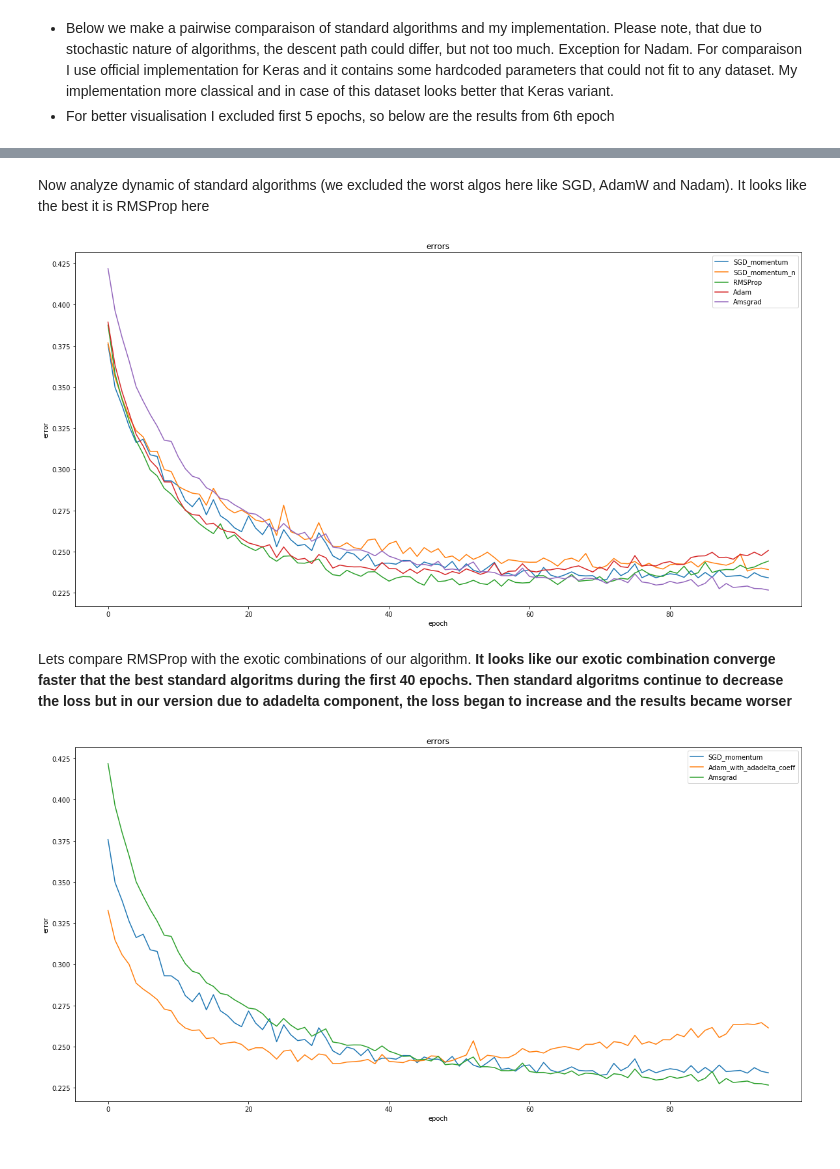
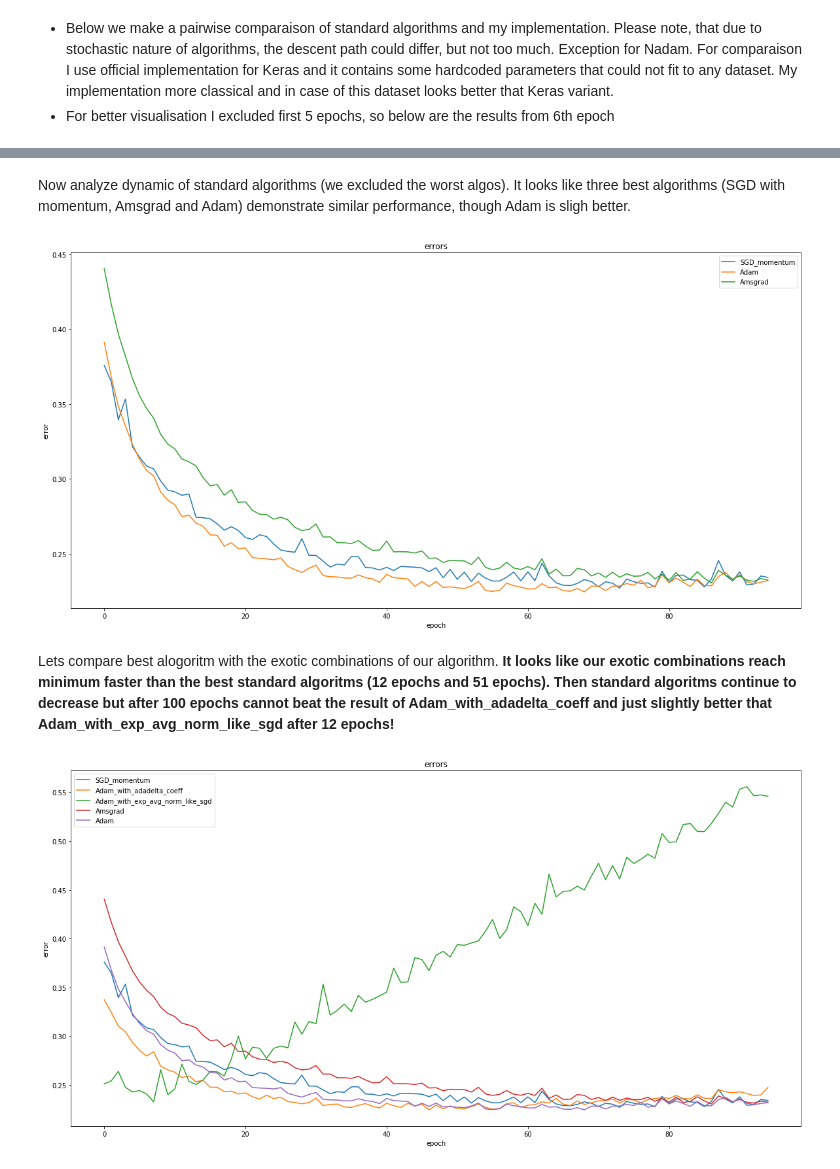
Before and after one commit to kvr777/uoptim, a Jupyter notebook: testing/experiments.ipynb, the cells around one changed output, grey strips where cells are left out. Drawn from its saved outputs; the diff is of its cells as text; code cells hidden in the pictures.

```diff
--- a/testing/experiments.ipynb
+++ b/testing/experiments.ipynb
@@ -158,44 +161,38 @@ models = {
           'UOSGD': Net(True, False, 'UOptimizer', lr=1e-3).to(device),
 
           'SGD_momentum':Net(True, False, 'SGD', momentum=0.9, lr=1e-3).to(device),
-          'UOSGD_momentum':Net(True, False, 'UOptimizer', use_exp_avg_norm = True, beta1_dump=0, lr=1e-3).to(device),
+          'UOSGD_momentum':Net(True, False, 'UOptimizer', optimizer = 'SGDM', beta1_dump=0, lr=1e-3).to(device),
 
           'SGD_momentum_n':Net(True, False, 'SGD', momentum=0.9, nesterov=True,  lr=1e-3).to(device),
-          'UOSGD_momentum_n':Net(True, False, 'UOptimizer', use_exp_avg_norm = True, beta1_dump=0,
-                                 exp_avg_norm_type='nesterov', lr=1e-3).to(device),
+          'UOSGD_momentum_n':Net(True, False, 'UOptimizer',  optimizer='SGDNM', beta1_dump=0, lr=1e-3).to(device),
 
           # testing RMSProp
           'RMSProp': Net(True, False, 'RMSProp', lr=1e-4).to(device),
-          'UORMSProp': Net(True, False, 'UOptimizer', use_exp_avg_sq_norm = True,  lr=1e-4).to(device),
+          'UORMSProp': Net(True, False, 'UOptimizer', optimizer='RMSProp',  betas = (0, 0.99), lr=1e-4).to(device),
 
           # testing Adadelta
           'Adadelta':Net(True, False, 'Adadelta', lr=1).to(device),
-          'UOAdadelta':Net(True, False, 'UOptimizer', use_exp_avg_sq_norm = True, use_adadelta_lr=True, lr=1).to(device),
+          'UOAdadelta':Net(True, False, 'UOptimizer', optimizer='Adadelta', lr=1, betas = (0, 0.9), eps=1e-6).to(device),
 
           # testing adam-like algoritms.
           'Adam': Net(True, False, 'Adam', lr=1e-4).to(device),
-          'UOAdam': Net(True, False, 'UOptimizer', use_exp_avg_norm=True,
-                        use_exp_avg_sq_norm = True, use_bias_correction= True, lr=1e-4).to(device),
+          'UOAdam': Net(True, False, 'UOptimizer', optimizer='Adam', lr=1e-4).to(device),
 
           'Amsgrad':Net(True, False, 'Adam', lr=1e-4, amsgrad=True).to(device),
-          'UOAmsgrad':Net(True, False, 'UOptimizer', use_exp_avg_norm=True, use_exp_avg_sq_norm = True,
-                            use_bias_correction=True, exp_avg_sq_norm_type='max_past_sq', lr=1e-4).to(device),
+          'UOAmsgrad':Net(True, False, 'UOptimizer', optimizer='Amsgrad', lr=1e-4).to(device),
 
           # AdamW is not included in Pytorch, so I used fastai implementation from here:
           # https://github.com/anandsaha/fastai.part1.v2/commit/159e1712e60f299e11c42caab35c726f367bcd61
           'AdamW':Net(True, False, 'AdamW', lr=1e-4, weight_decay=0.00025).to(device),
-          'UOAdamW':Net(True, False, 'UOptimizer', use_exp_avg_norm=True, use_exp_avg_sq_norm = True,
-                        use_bias_correction= True, decouple_wd=True, lr=1e-4, weight_decay=0.00025).to(device),
+          'UOAdamW':Net(True, False, 'UOptimizer', optimizer='AdamW', lr=1e-4, weight_decay=0.00025).to(device),
 
           # Please note that pytorch Nadam is the official Nadam implementation for Keras translated to PyTorch
           # I use the classical Nadam formulas, so the results could be differ
           'Nadam':Net(True, False, 'Nadam', lr=1e-4).to(device),
-          'UONadam':Net(True, False, 'UOptimizer', use_exp_avg_norm=True, use_exp_avg_sq_norm = True,
-                            use_bias_correction= True,exp_avg_norm_type='nesterov',  lr=1e-4).to(device),
+          'UONadam':Net(True, False, 'UOptimizer', optimizer='Nadam',  lr=1e-4).to(device),
 
           'Adamax':Net(True, False, 'Adamax', lr=1e-4).to(device),
-          'UOAdamax':Net(True, False, 'UOptimizer', use_exp_avg_norm=True, use_exp_avg_sq_norm = True,
-                        use_bias_correction= True, exp_avg_sq_norm_type ='infinite_l', lr=1e-4).to(device),
+          'UOAdamax':Net(True, False, 'UOptimizer', optimizer='Adamax', lr=1e-4).to(device),
 
 
           # create exotic combinations for fun
@@ -334,22 +334,22 @@ plot_graphs(test_log, 'accuracy', fs = (20, 10))
 # %% [markdown]
-Now analyze dynamic of standard algorithms (we excluded the worst algos here like SGD, AdamW and Nadam). It looks like the best it is RMSProp here
+Now analyze dynamic of standard algorithms (we excluded the worst algos). It looks like three best algorithms (SGD with momentum, Amsgrad and Adam) demonstrate similar performance, though Adam is sligh better.
 # %%
 new_test_log = {}
-for i in ['SGD_momentum', 'SGD_momentum_n', 'RMSProp', 'Adam', 'Amsgrad']:
+for i in ['SGD_momentum', 'Adam', 'Amsgrad']:
     for k, v in test_log.items():
         if  k==i:
             new_test_log[k] = v[5:]
 plot_graphs(new_test_log, 'loss', fs = (20, 10))
 # %% [output]
-[figure, old version]
+[figure, new version]
 # %% [markdown]
-Lets compare RMSProp with the exotic combinations of our algorithm. **It looks like our exotic combination converge faster that the best standard algoritms during the first 40 epochs. Then standard algoritms continue to decrease the loss but in our version due to adadelta component, the loss began to increase and the results became worser**
+Lets compare best alogoritm with the exotic combinations of our algorithm. **It looks like our exotic combinations reach minimum faster than the best standard algoritms (12 epochs and 51 epochs). Then standard algoritms continue to decrease but after 100 epochs cannot beat the result of Adam_with_adadelta_coeff and just slightly better that Adam_with_exp_avg_norm_like_sgd after 12 epochs!**
 # %%
 new_test_log = {}
-for i in ['SGD_momentum','Adam_with_adadelta_coeff', 'Amsgrad']:
+for i in ['SGD_momentum','Adam_with_adadelta_coeff', 'Adam_with_exp_avg_norm_like_sgd', 'Amsgrad', 'Adam']:
     for k, v in test_log.items():
         if  k==i:
             new_test_log[k] = v[5:]
 plot_graphs(new_test_log, 'loss', fs = (20, 10))
 # %% [output]
-[figure, old version]
+[figure, new version]
```
Also changed, not shown: parts of 8 cells of this notebook, 6 other files.
